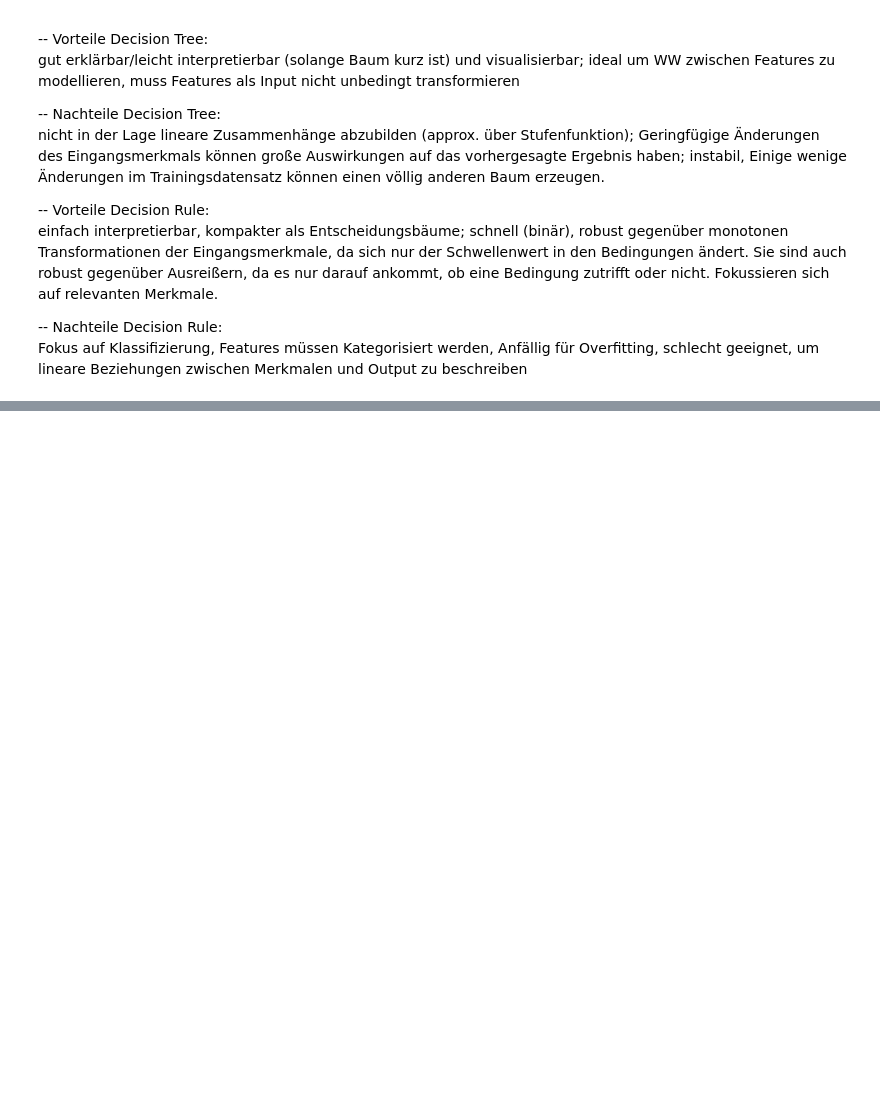
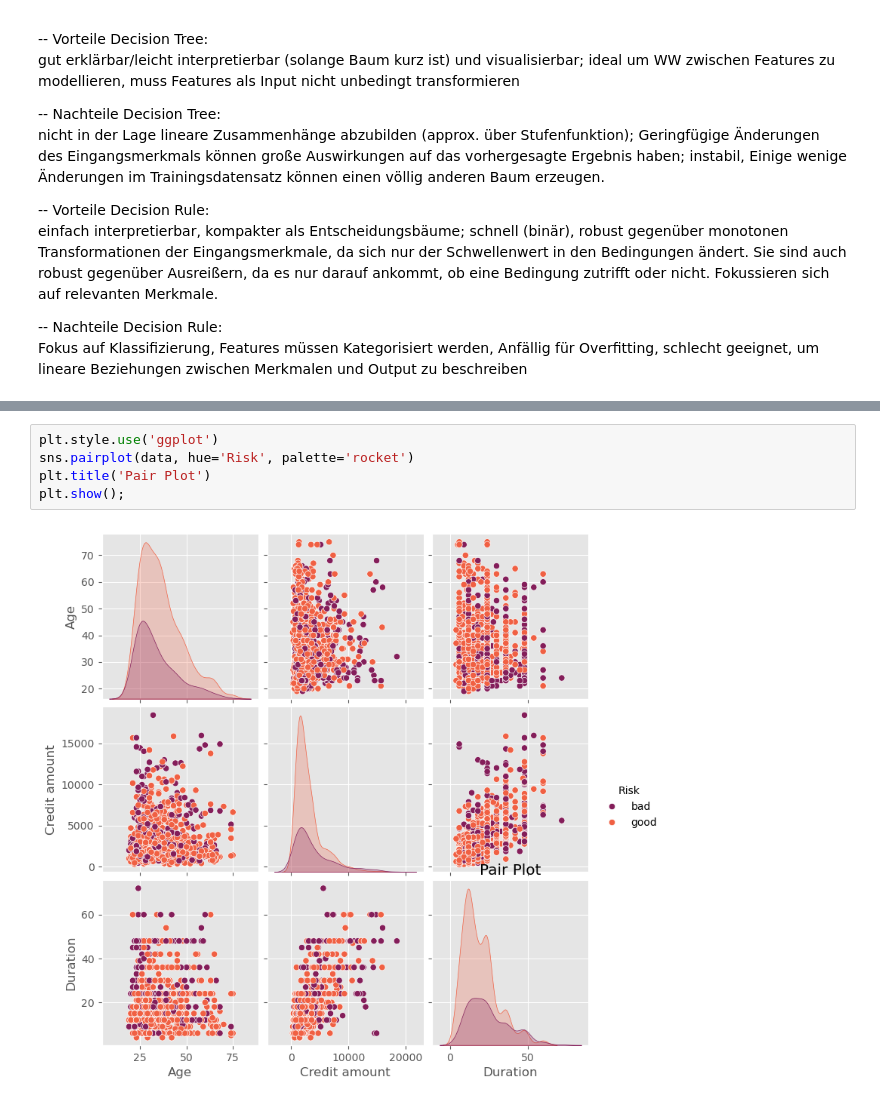
Before and after one commit to RIVACON/RiVaPy, a Jupyter notebook: notebooks/credit/creditdefault_KI.ipynb, the cells around one changed output, grey strips where cells are left out. Drawn from its saved outputs; the diff is of its cells as text; blank space fills up the shorter version.

```diff
--- a/notebooks/credit/creditdefault_KI.ipynb
+++ b/notebooks/credit/creditdefault_KI.ipynb
@@ -80,0 +255,7 @@ Fokus auf Klassifizierung, Features müssen Kategorisiert werden, Anfällig für
+# %%
+plt.style.use('ggplot')
+sns.pairplot(data, hue='Risk', palette='rocket')
+plt.title('Pair Plot')
+plt.show();
+# %% [output]
+[figure, added]
```
Also changed, not shown: parts of 23 cells of this notebook.
